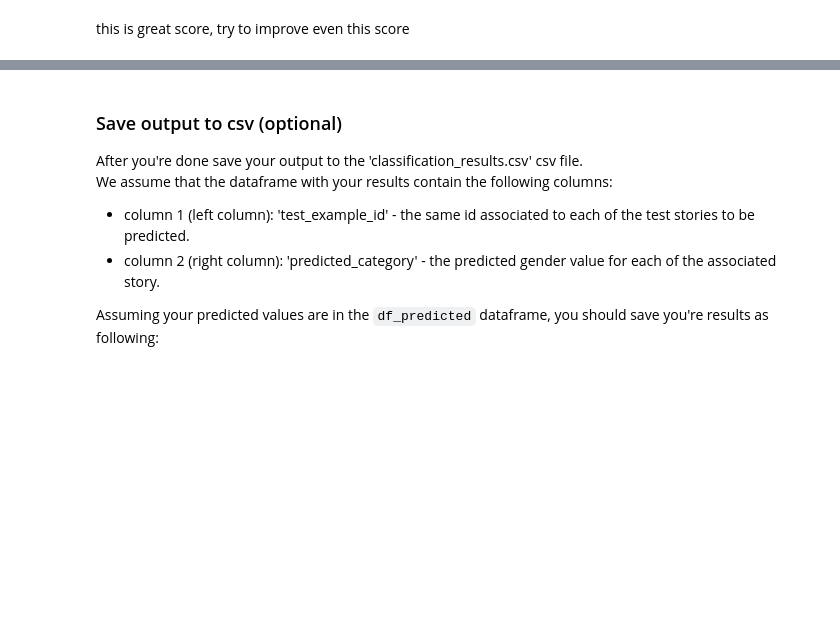
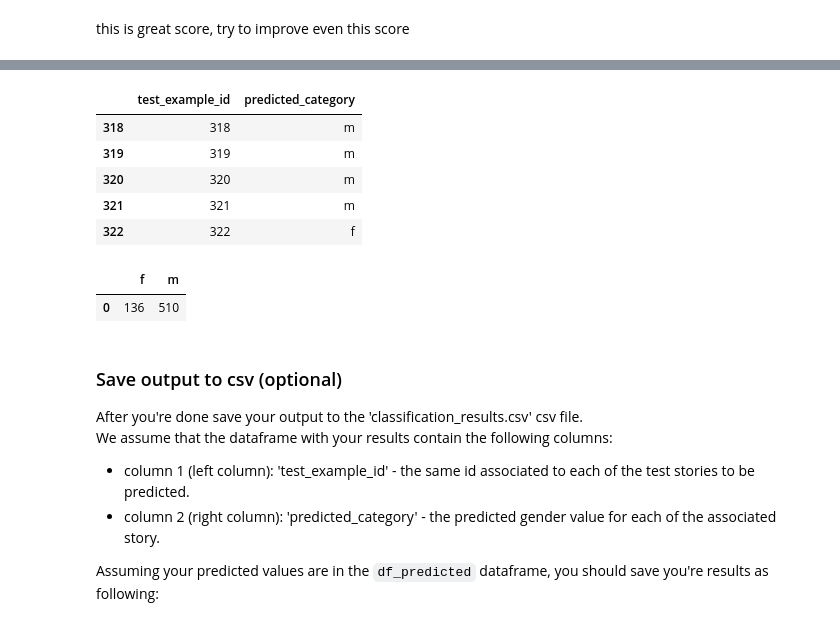
Before and after one commit to CatsPoo/Machine_Lerning_Project, a Jupyter notebook: Assignment3-text-analysis.ipynb, the cells around one changed output, grey strips where cells are left out. Cells and saved outputs as stored; diff of their text form; code cells hidden in the pictures; blank space fills up the shorter version.

```diff
--- a/Assignment3-text-analysis.ipynb
+++ b/Assignment3-text-analysis.ipynb
@@ -566,3 +577,25 @@ df_predicted['']=df_predicted
+# %%
+df_predicted.tail()
+# %% [output]
+|  | test_example_id | predicted_category |
+| 318 | 318 | m |
+| 319 | 319 | m |
+| 320 | 320 | m |
+| 321 | 321 | m |
+| 322 | 322 | f |
+# %%
+m_count=df_predicted[df_predicted['predicted_category']=='m'].size
+f_count=df_predicted[df_predicted['predicted_category']=='f'].size
+
+summery_dict={
+    'f':[f_count],
+    'm':[m_count]
+}
+summery_df=pd.DataFrame(summery_dict)
+summery_df
+# %% [output]
+|  | f | m |
+| 0 | 136 | 510 |
 # %% [markdown]
 ### Save output to csv (optional)
 After you're done save your output to the 'classification_results.csv' csv file.<br/>
```
Also changed, not shown: parts of 12 cells of this notebook, 1 other file.
